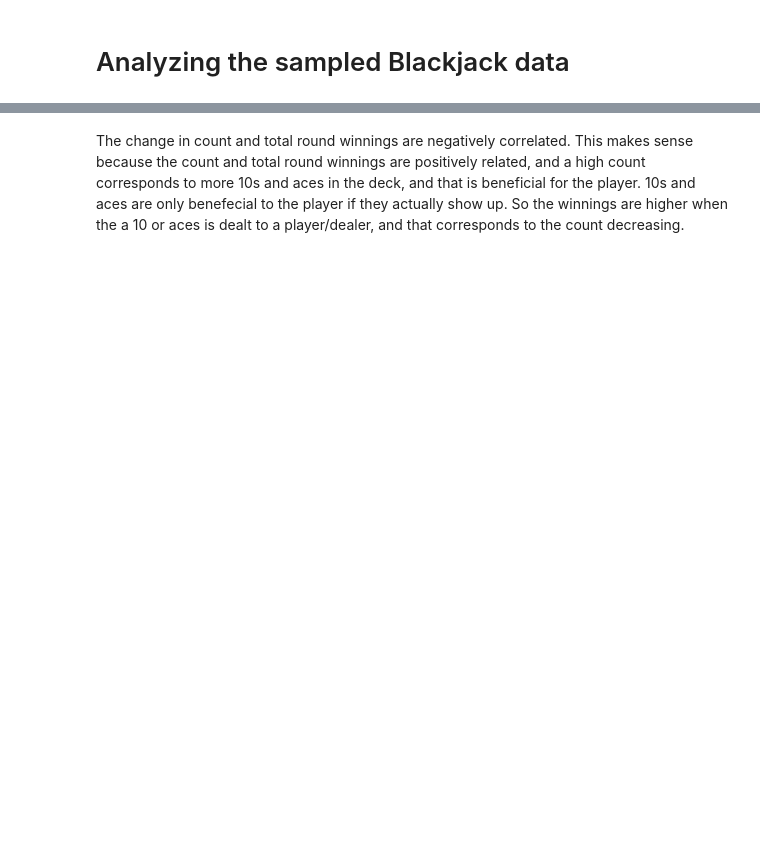
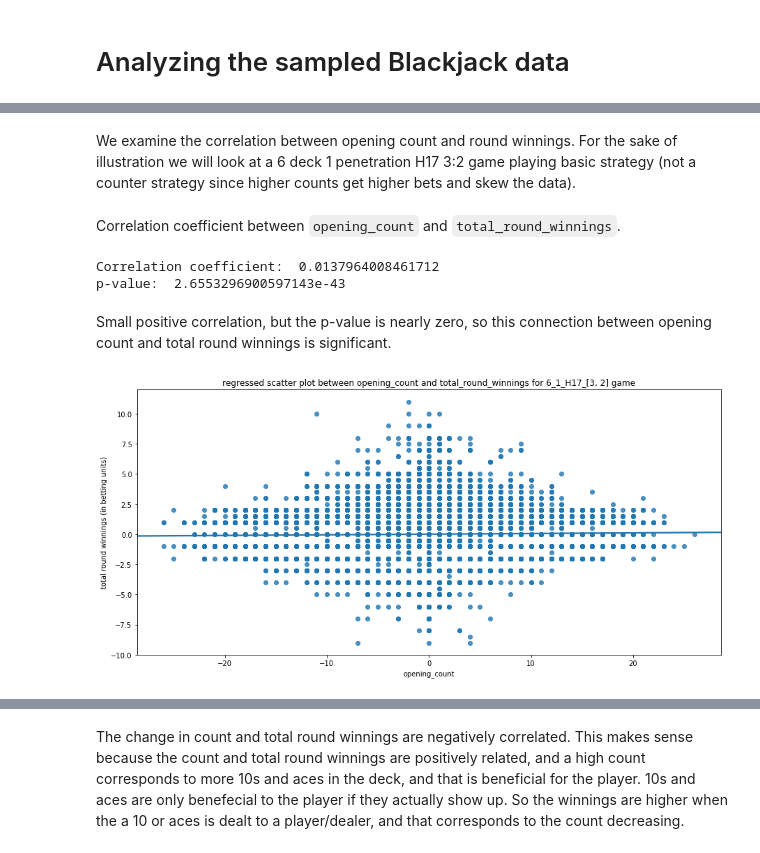
Before and after one commit to scatkinson/BlackjackSimulator, a Jupyter notebook: BlackjackAnalysis.ipynb, the cells around one changed output, grey strips where cells are left out. Cells and saved outputs as stored; diff of their text form; code cells hidden in the pictures; blank space fills up the shorter version.

```diff
--- a/BlackjackAnalysis.ipynb
+++ b/BlackjackAnalysis.ipynb
@@ -428,0 +106,2 @@ print(delta_coef)
+# %% [markdown]
+We examine the correlation between opening count and round winnings.   For the sake of illustration we will look at a 6 deck 1 penetration H17 3:2 game playing basic strategy (not a counter strategy since higher counts get higher bets and skew the data).
@@ -428,0 +110,20 @@ print(delta_coef)
+# %% [markdown]
+Correlation coefficient between `opening_count` and `total_round_winnings`.
+# %%
+coef, p_val = stats.pearsonr(df['opening_count'],df['total_round_winnings'])
+print('Correlation coefficient: ', coef)
+print('p-value: ', p_val)
+# %% [output]
+Correlation coefficient:  0.0137964008461712
+p-value:  2.6553296900597143e-43
+# %% [markdown]
+Small positive correlation, but the p-value is nearly zero, so this connection between opening count and total round winnings is significant.
+# %%
+sns.regplot(x=df['opening_count'], y=df['total_round_winnings'])
+plt.xlabel('opening_count')
+plt.ylabel('total round winnings (in betting units)')
+plt.title('regressed scatter plot between opening_count and total_round_winnings for 6_1_H17_[3, 2] game')
+plt.savefig('plots/6_1_H17_[3, 2]_regplot.jpeg')
+plt.show()
+# %% [output]
+[figure, added]
```
Also changed, not shown: parts of 101 cells of this notebook, 13 other files.
